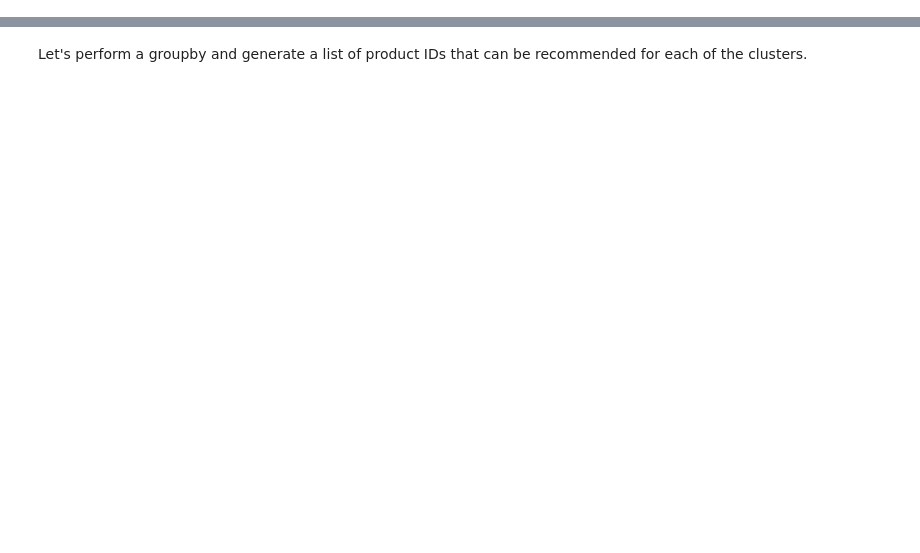
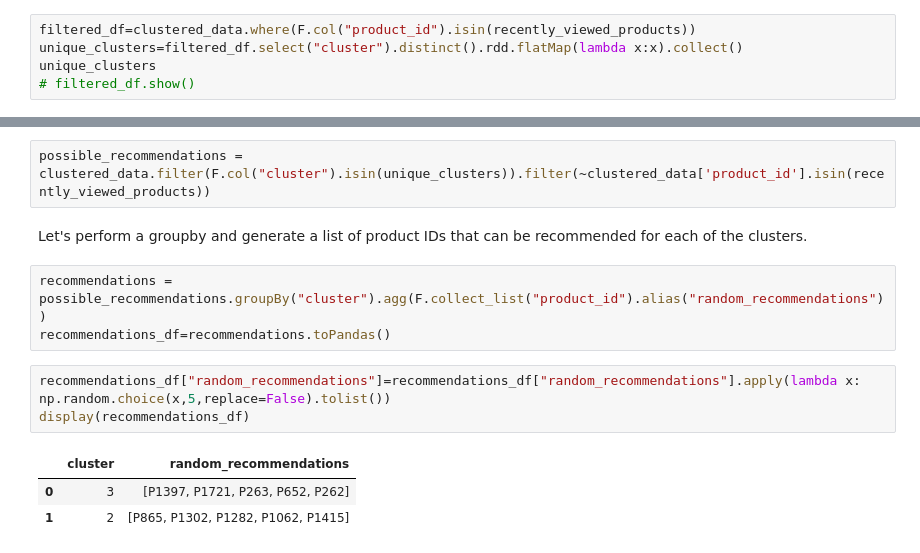
Before and after one commit to Gee1225/projects, a Jupyter notebook: The_Notebook.ipynb, the cells around one changed output, grey strips where cells are left out. Cells and saved outputs as stored; diff of their text form; blank space fills up the shorter version.

```diff
--- a/The_Notebook.ipynb
+++ b/The_Notebook.ipynb
@@ -404,2 +443,7 @@ print("The user has recently viewed the following products: ", recently_viewed_p
 # %% [markdown]
 Let's have a look at the records in our `clustered_data` dataframe related to the recently viewed products.
+# %%
+filtered_df=clustered_data.where(F.col("product_id").isin(recently_viewed_products))
+unique_clusters=filtered_df.select("cluster").distinct().rdd.flatMap(lambda x:x).collect()
+unique_clusters
+# filtered_df.show()
@@ -412,7 +473,19 @@ Let's see the distinct clusters of the recenetly viewed products.
 # %% [markdown]
 Let's find the possible products for the recommendation.
+# %%
+possible_recommendations = clustered_data.filter(F.col("cluster").isin(unique_clusters)).filter(~clustered_data['product_id'].isin(recently_viewed_products))
 # %% [markdown]
 Let's perform a groupby and generate a list of product IDs that can be recommended for each of the clusters.
+# %%
+recommendations = possible_recommendations.groupBy("cluster").agg(F.collect_list("product_id").alias("random_recommendations"))
+recommendations_df=recommendations.toPandas()
+# %%
+recommendations_df["random_recommendations"]=recommendations_df["random_recommendations"].apply(lambda x: np.random.choice(x,5,replace=False).tolist())
+display(recommendations_df)
+# %% [output]
+|  | cluster | random_recommendations |
+| 0 | 3 | [P1397, P1721, P263, P652, P262] |
+| 1 | 2 | [P865, P1302, P1282, P1062, P1415] |
 # %%
 # write a python function to display the recommendations
 def display_recommendations(row):
```
Also changed, not shown: parts of 18 cells of this notebook.
